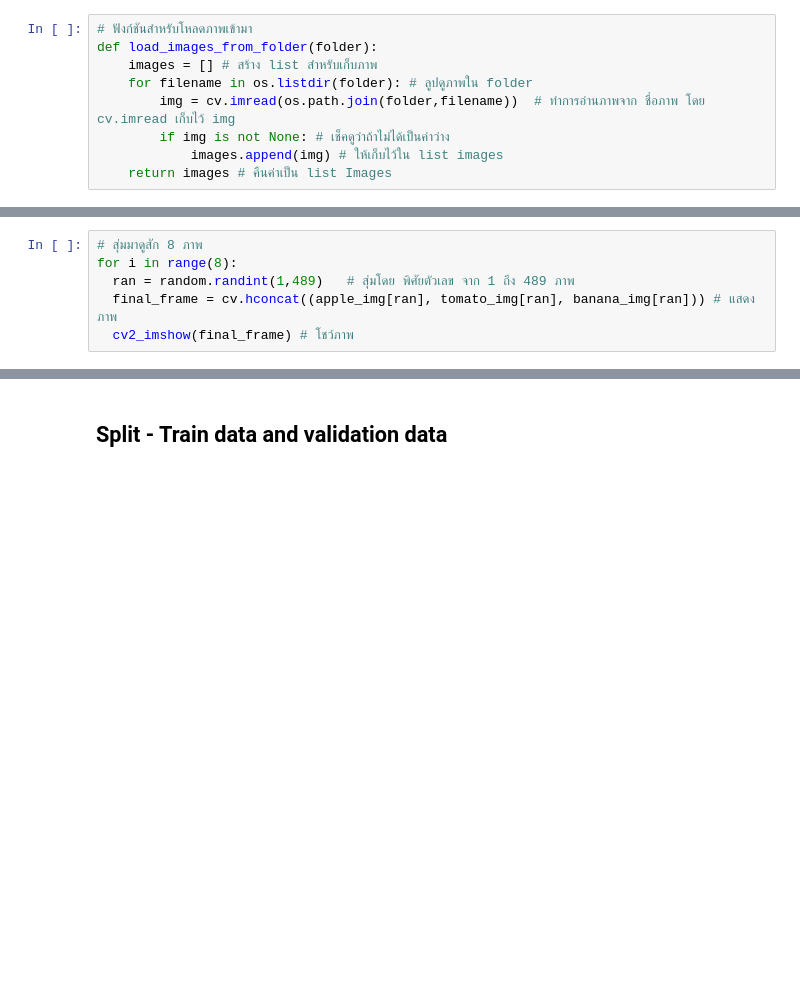
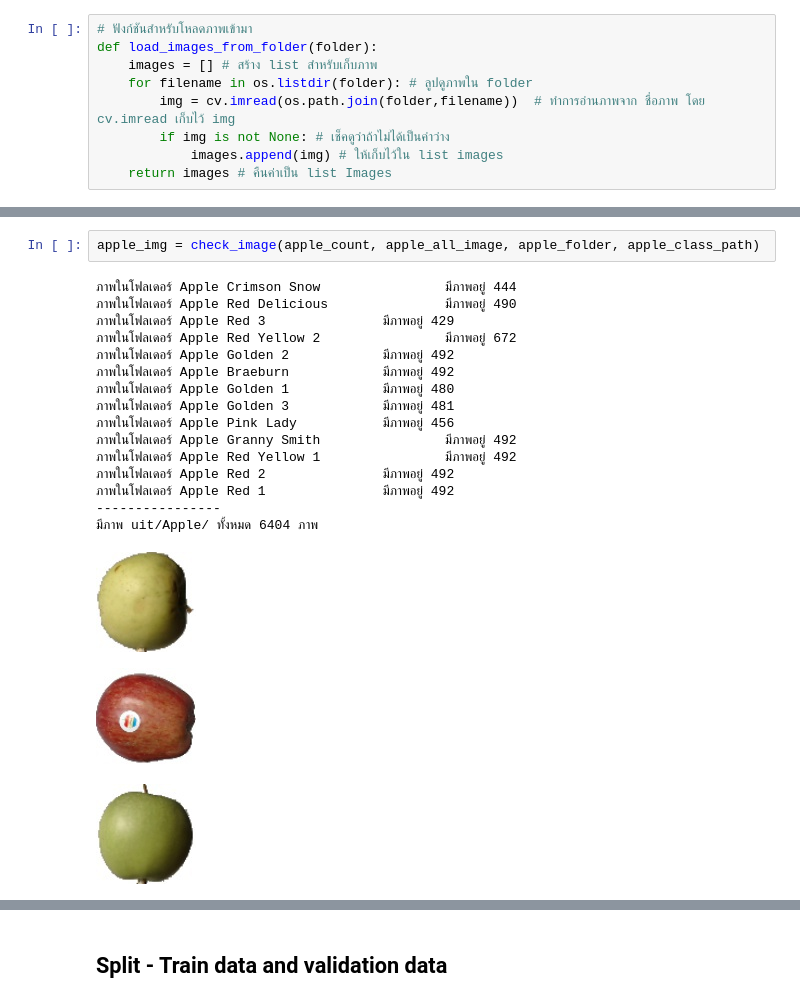
Before and after one commit to billowdev/lab-fruit-classification-simple-model, a Jupyter notebook: Proj_Image_Classification.ipynb, the cells around one changed output, grey strips where cells are left out. Cells and saved outputs as stored; diff of their text form; blank space fills up the shorter version.

```diff
--- a/Proj_Image_Classification.ipynb
+++ b/Proj_Image_Classification.ipynb
@@ -156,6 +112,0 @@ print("ภาพแอปเปิ้ลมีอยู่ " + str(len(tomato_im
-# %%
-# สุ่มมาดูสัก 8 ภาพ
-for i in range(8):
-  ran = random.randint(1,489)   # สุ่มโดย พิศัยตัวเลข จาก 1 ถึง 489 ภาพ
-  final_frame = cv.hconcat((apple_img[ran], tomato_img[ran], banana_img[ran])) # แสดงภาพ
-  cv2_imshow(final_frame) # โชว์ภาพ
@@ -247,0 +159,21 @@ except:
+# %%
+apple_img = check_image(apple_count, apple_all_image, apple_folder, apple_class_path)
+# %% [output]
+ภาพในโฟลเดอร์ Apple Crimson Snow                มีภาพอยู่ 444
+ภาพในโฟลเดอร์ Apple Red Delicious               มีภาพอยู่ 490
+ภาพในโฟลเดอร์ Apple Red 3               มีภาพอยู่ 429
+ภาพในโฟลเดอร์ Apple Red Yellow 2                มีภาพอยู่ 672
+ภาพในโฟลเดอร์ Apple Golden 2            มีภาพอยู่ 492
+ภาพในโฟลเดอร์ Apple Braeburn            มีภาพอยู่ 492
+ภาพในโฟลเดอร์ Apple Golden 1            มีภาพอยู่ 480
+ภาพในโฟลเดอร์ Apple Golden 3            มีภาพอยู่ 481
+ภาพในโฟลเดอร์ Apple Pink Lady           มีภาพอยู่ 456
+ภาพในโฟลเดอร์ Apple Granny Smith                มีภาพอยู่ 492
+ภาพในโฟลเดอร์ Apple Red Yellow 1                มีภาพอยู่ 492
+ภาพในโฟลเดอร์ Apple Red 2               มีภาพอยู่ 492
+ภาพในโฟลเดอร์ Apple Red 1               มีภาพอยู่ 492
+----------------
+มีภาพ uit/Apple/ ทั้งหมด 6404 ภาพ
+[figure, added]
+[figure, added]
+[figure, added]
```
Also changed, not shown: parts of 61 cells of this notebook, 5 other files.
